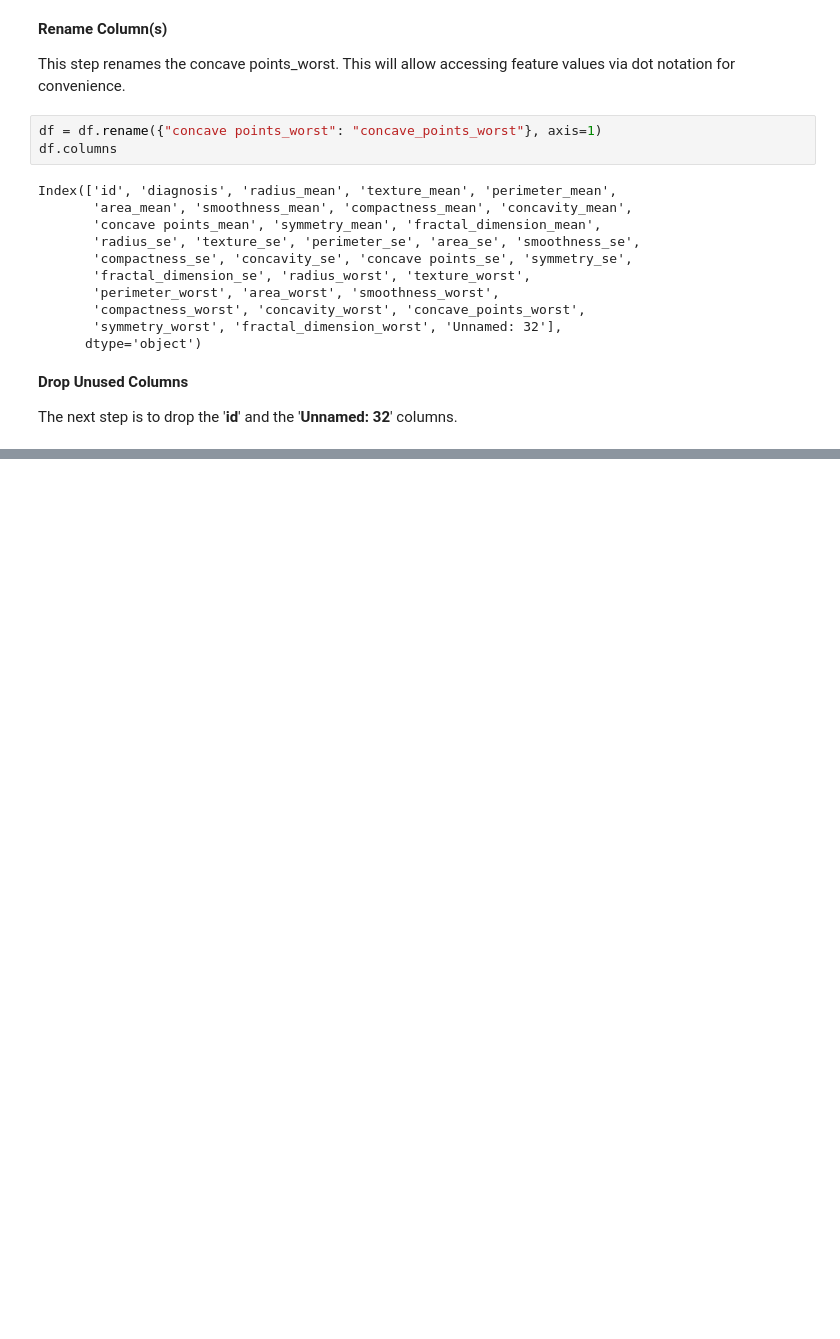
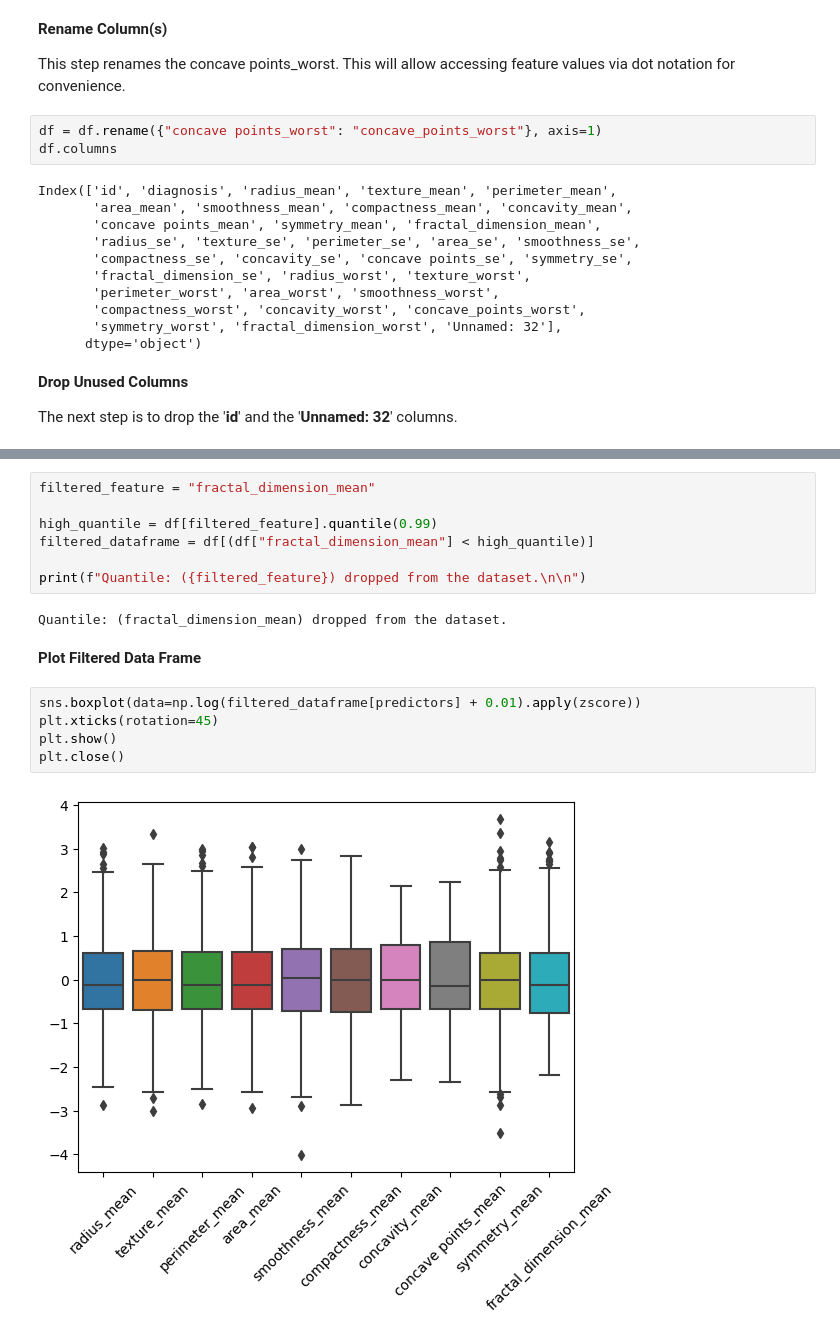
Before and after one commit to tyrantdavis/Logistic-Regression-Breast-Cancer, a Jupyter notebook: Logistic-Regression-Breast-Cancer.ipynb, the cells around one changed output, grey strips where cells are left out. Cells and saved outputs as stored; diff of their text form; blank space fills up the shorter version.

```diff
--- a/Logistic-Regression-Breast-Cancer.ipynb
+++ b/Logistic-Regression-Breast-Cancer.ipynb
@@ -189,0 +231,18 @@ The columns ''id'' and ''Unnamed: 32' are dropped from the dataframe.
+# %%
+filtered_feature = "fractal_dimension_mean"
+
+high_quantile = df[filtered_feature].quantile(0.99)
+filtered_dataframe = df[(df["fractal_dimension_mean"] < high_quantile)]
+
+print(f"Quantile: ({filtered_feature}) dropped from the dataset.\n\n")
+# %% [output]
+Quantile: (fractal_dimension_mean) dropped from the dataset.
+# %% [markdown]
+**Plot Filtered Data Frame**
+# %%
+sns.boxplot(data=np.log(filtered_dataframe[predictors] + 0.01).apply(zscore))
+plt.xticks(rotation=45)
+plt.show()
+plt.close()
+# %% [output]
+[figure, added]
```
Also changed, not shown: parts of 8 cells of this notebook.
